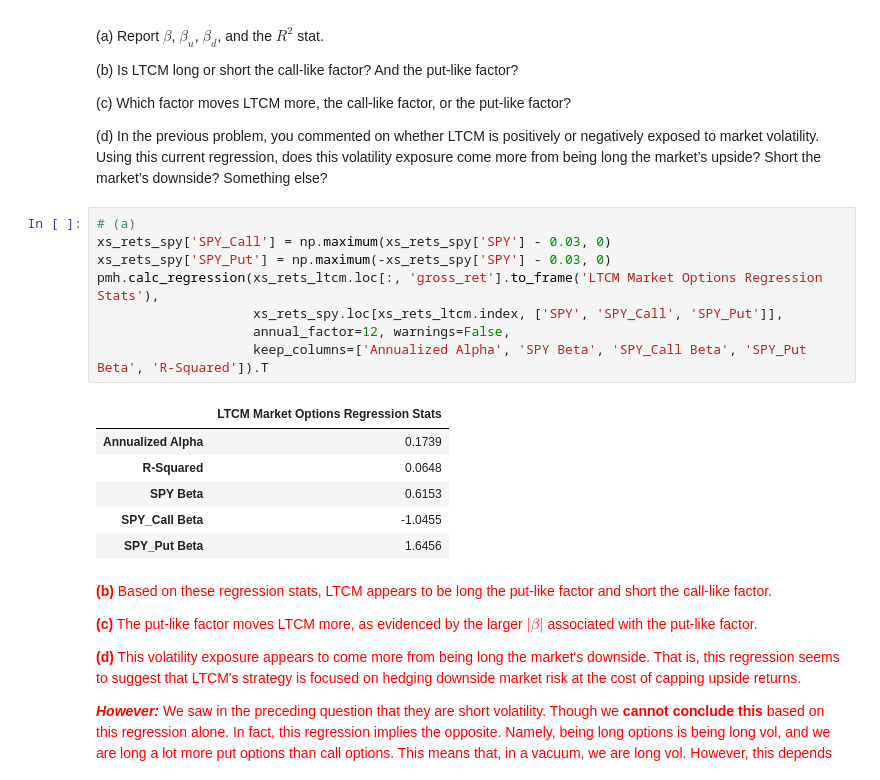
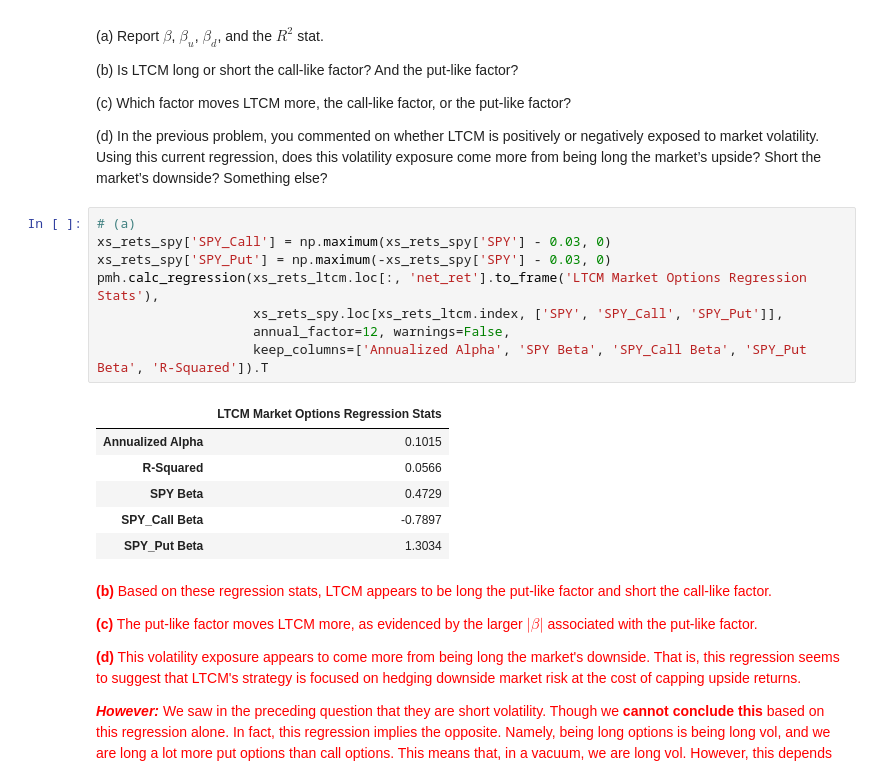
Before and after one commit to mschaefer77/PRM-Homework, a Jupyter notebook: Homework_8_AEG.ipynb, the cells around one changed output. Cells and saved outputs as stored; diff of their text form.

```diff
--- a/Homework_8_AEG.ipynb
+++ b/Homework_8_AEG.ipynb
@@ -345,18 +342,18 @@ where $k_1 = 0.03$ and $k_2 = -0.03$. (This is roughly one standard deviation of
 # %%
 # (a)
 xs_rets_spy['SPY_Call'] = np.maximum(xs_rets_spy['SPY'] - 0.03, 0)
 xs_rets_spy['SPY_Put'] = np.maximum(-xs_rets_spy['SPY'] - 0.03, 0)
-pmh.calc_regression(xs_rets_ltcm.loc[:, 'gross_ret'].to_frame('LTCM Market Options Regression Stats'),
+pmh.calc_regression(xs_rets_ltcm.loc[:, 'net_ret'].to_frame('LTCM Market Options Regression Stats'),
                     xs_rets_spy.loc[xs_rets_ltcm.index, ['SPY', 'SPY_Call', 'SPY_Put']],
                     annual_factor=12, warnings=False,
                     keep_columns=['Annualized Alpha', 'SPY Beta', 'SPY_Call Beta', 'SPY_Put Beta', 'R-Squared']).T
 # %% [output]
 |  | LTCM Market Options Regression Stats |
-| Annualized Alpha | 0.1739 |
-| R-Squared | 0.0648 |
-| SPY Beta | 0.6153 |
-| SPY_Call Beta | -1.0455 |
-| SPY_Put Beta | 1.6456 |
+| Annualized Alpha | 0.1015 |
+| R-Squared | 0.0566 |
+| SPY Beta | 0.4729 |
+| SPY_Call Beta | -0.7897 |
+| SPY_Put Beta | 1.3034 |
 # %% [markdown]
 <span style="color:red;">
 
```
Also changed, not shown: parts of 4 cells of this notebook.
